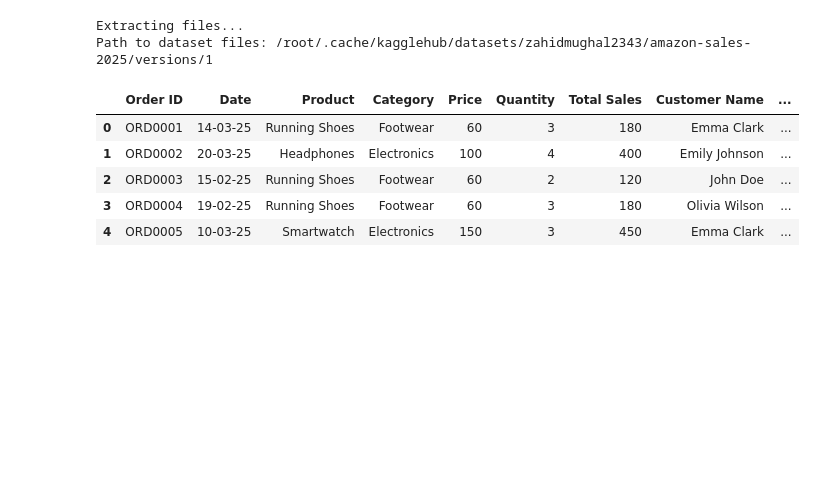
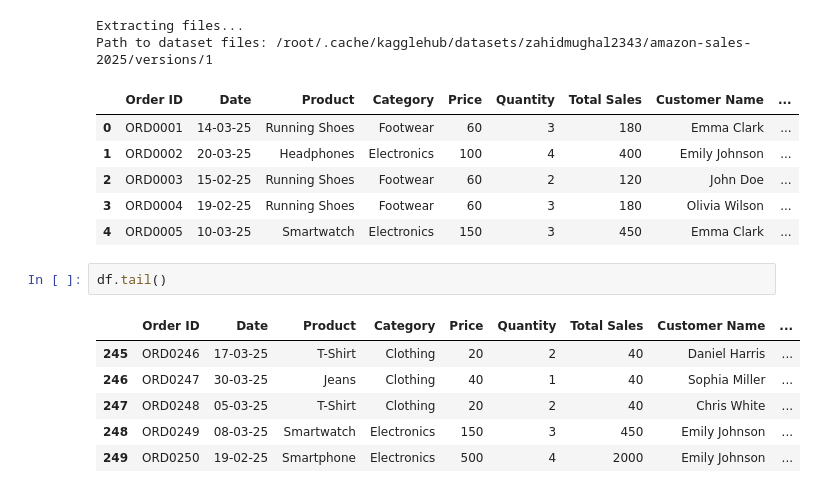
Before and after one commit to EIZERE/TEST, a Jupyter notebook: Untitled1.ipynb, the cells around one changed output. Cells and saved outputs as stored; diff of their text form; blank space fills up the shorter version.

```diff
--- a/Untitled1.ipynb
+++ b/Untitled1.ipynb
@@ -27,3 +27,12 @@ Path to dataset files: /root/.cache/kagglehub/datasets/zahidmughal2343/amazon-sa
 | 2 | ORD0003 | 15-02-25 | Running Shoes | Footwear | 60 | 2 | 120 | John Doe | ... |
 | 3 | ORD0004 | 19-02-25 | Running Shoes | Footwear | 60 | 3 | 180 | Olivia Wilson | ... |
 | 4 | ORD0005 | 10-03-25 | Smartwatch | Electronics | 150 | 3 | 450 | Emma Clark | ... |
+# %%
+df.tail()
+# %% [output]
+|  | Order ID | Date | Product | Category | Price | Quantity | Total Sales | Customer Name | ... |
+| 245 | ORD0246 | 17-03-25 | T-Shirt | Clothing | 20 | 2 | 40 | Daniel Harris | ... |
+| 246 | ORD0247 | 30-03-25 | Jeans | Clothing | 40 | 1 | 40 | Sophia Miller | ... |
+| 247 | ORD0248 | 05-03-25 | T-Shirt | Clothing | 20 | 2 | 40 | Chris White | ... |
+| 248 | ORD0249 | 08-03-25 | Smartwatch | Electronics | 150 | 3 | 450 | Emily Johnson | ... |
+| 249 | ORD0250 | 19-02-25 | Smartphone | Electronics | 500 | 4 | 2000 | Emily Johnson | ... |
```
Also changed, not shown: parts of 2 cells of this notebook.
